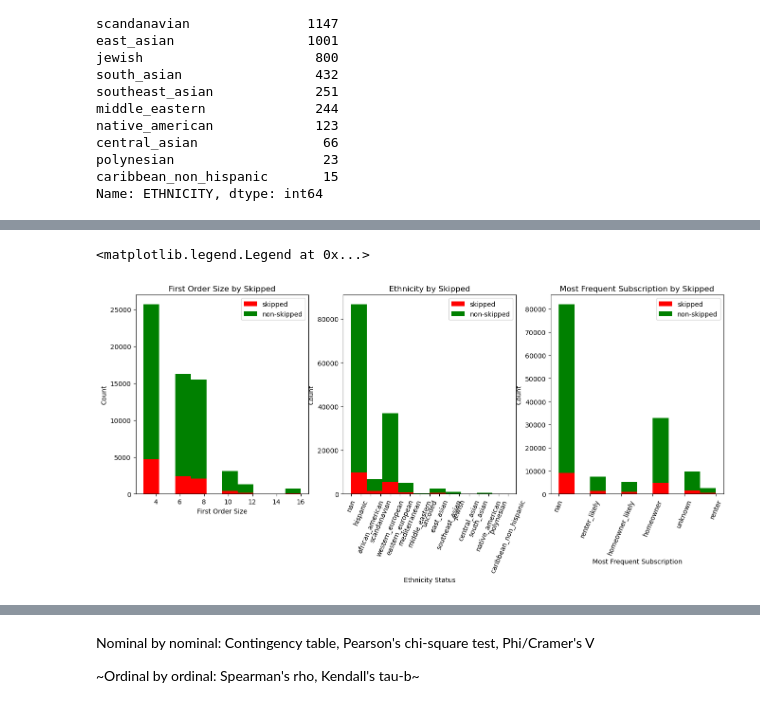
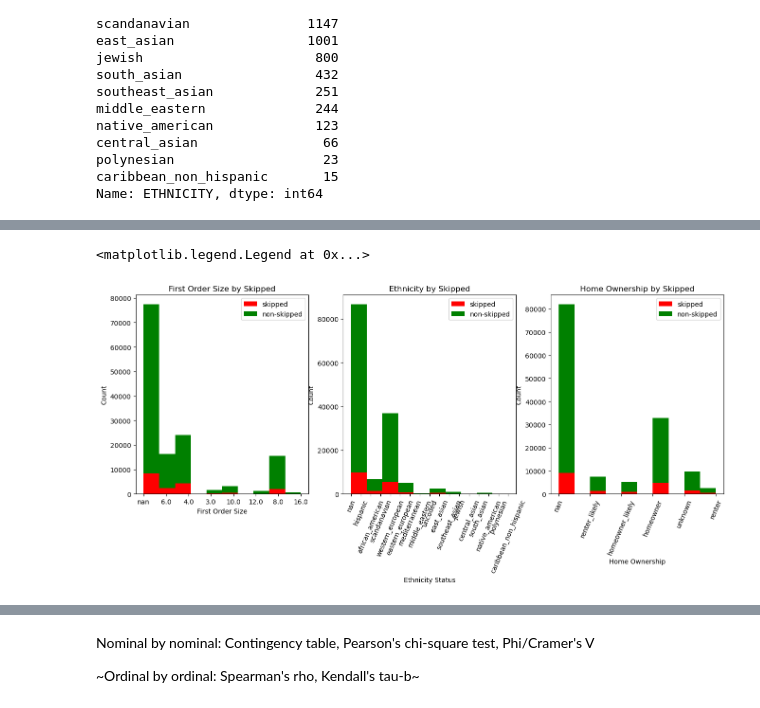
Before and after one commit to mindyng/Take-Homes, a Jupyter notebook: tovala2.ipynb, the cells around one changed output, grey strips where cells are left out. Cells and saved outputs as stored; diff of their text form; code cells hidden in the pictures.

```diff
--- a/tovala2.ipynb
+++ b/tovala2.ipynb
@@ -503,5 +521,9 @@ Name: ETHNICITY, dtype: int64
 # %%
 # data manipulation
 
+df['FIRST_ORDER_SIZE'] = df['FIRST_ORDER_SIZE'].astype(str)
 df['ETHNICITY'] = df['ETHNICITY'].astype(str)
 df['HOME_OWNERSHIP'] = df['HOME_OWNERSHIP'].astype(str)
+df['TECH_ADOPTION'] = df['TECH_ADOPTION'].astype(str)
+df['COUNTY_TYPE'] = df['COUNTY_TYPE'].astype(str)
+df['COUNTY_POPULATION'] = df['COUNTY_POPULATION'].astype(str)
@@ -510,33 +543,33 @@ df['HOME_OWNERSHIP'] = df['HOME_OWNERSHIP'].astype(str)
 
 plt.figure(figsize=[16,12])
 
 plt.subplot(234)
 plt.hist(x = [df[df['skipped']==1]['FIRST_ORDER_SIZE'], df[df['skipped']==0]['FIRST_ORDER_SIZE']],
          stacked=True, color = ['r','g'],label = ['skipped','non-skipped'])
 plt.title('First Order Size by Skipped')
 plt.xlabel('First Order Size')
 plt.legend()
 plt.ylabel('Count')
 
 plt.subplot(235)
 plt.hist(x = [df[df['skipped']==1]['ETHNICITY'], df[df['skipped']==0]['ETHNICITY']],
          stacked=True, color = ['r','g'],label = ['skipped','non-skipped'])
 plt.title('Ethnicity by Skipped')
 plt.xlabel('Ethnicity Status')
 plt.legend()
 plt.ylabel('Count')
 plt.xticks(rotation=67)
 
 plt.subplot(236)
 plt.hist(x = [df[df['skipped']==1]['HOME_OWNERSHIP'], df[df['skipped']==0]['HOME_OWNERSHIP']],
          stacked=True, color = ['r','g'],label = ['skipped','non-skipped'])
-plt.title('Most Frequent Subscription by Skipped')
-plt.xlabel('Most Frequent Subscription')
+plt.title('Home Ownership by Skipped')
+plt.xlabel('Home Ownership')
 plt.ylabel('Count')
 plt.legend()
 plt.xticks(rotation=67)
 
 plt.legend()
 # %% [output]
 <matplotlib.legend.Legend at 0x...>
-[figure, old version]
+[figure, new version]
```
Also changed, not shown: parts of 30 cells of this notebook.
